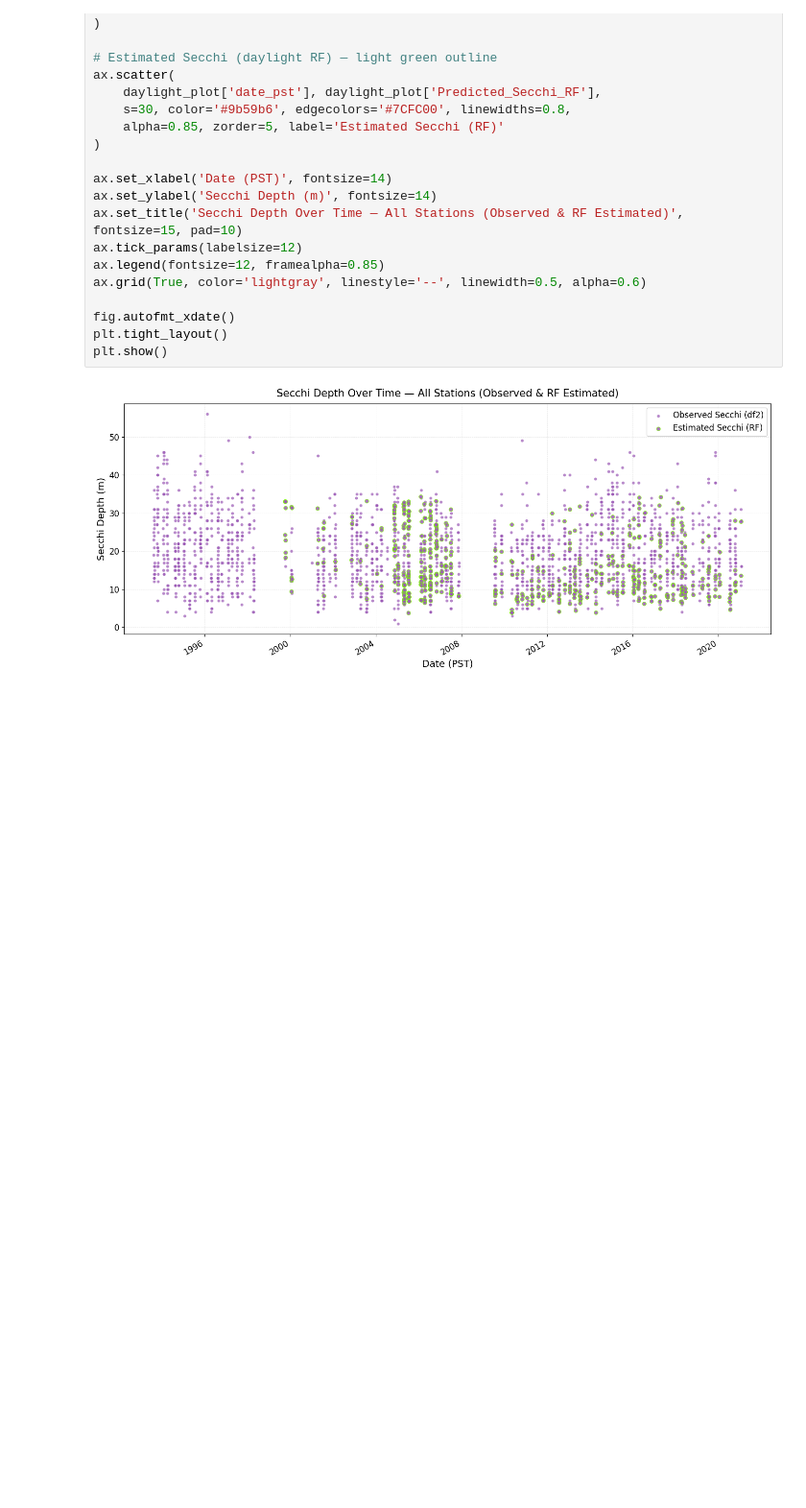
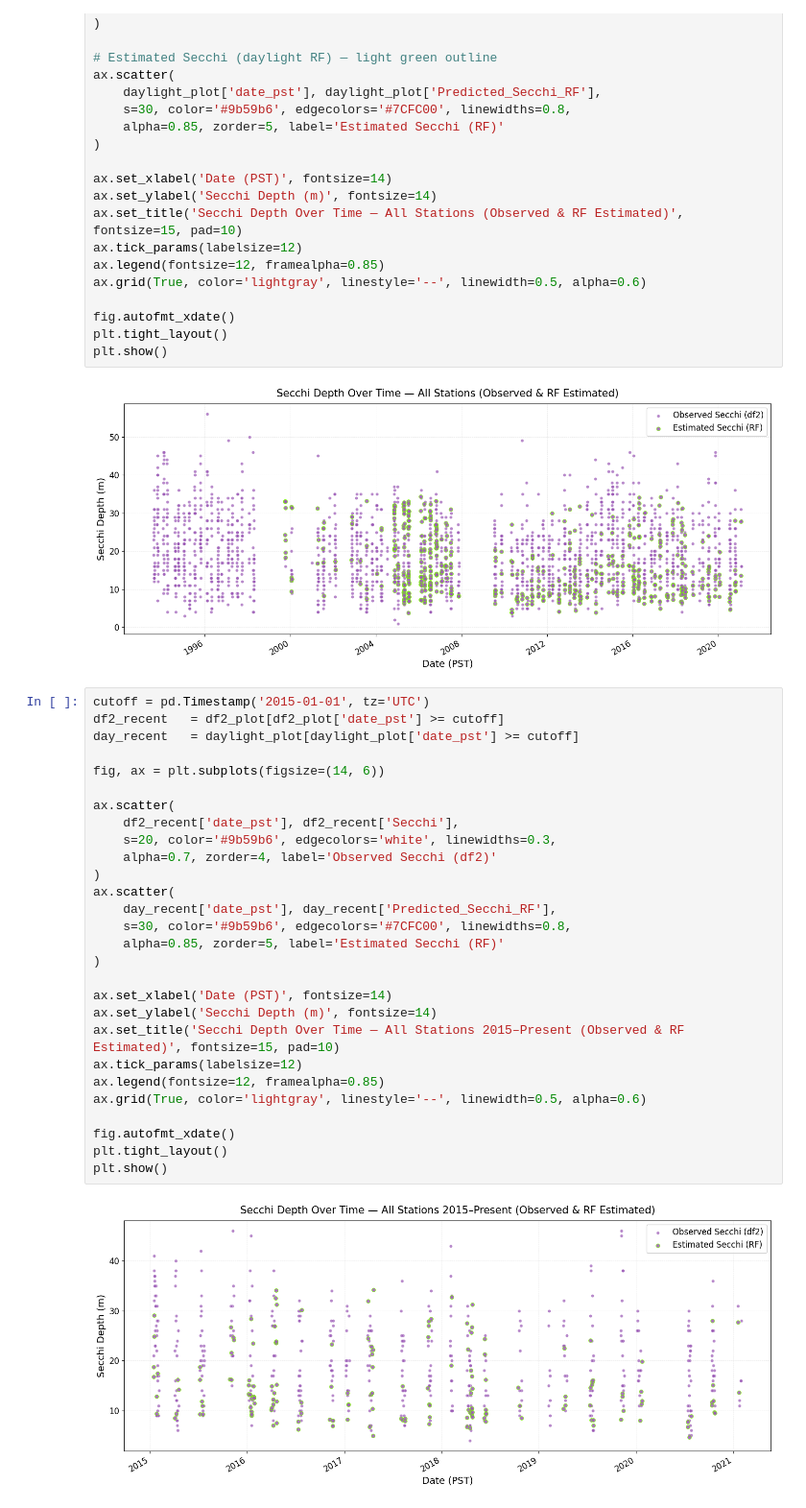
Before and after one commit to LucasC212/Scripps-Light-Attenuation-Capstone-Project, a Jupyter notebook: scripts/daylight_visualization.ipynb, the cells around one changed output. Shown at 96% size. Drawn from its saved outputs; the diff is of its cells as text; blank space fills up the shorter version.

```diff
--- a/scripts/daylight_visualization.ipynb
+++ b/scripts/daylight_visualization.ipynb
@@ -279,3 +274,33 @@ plt.tight_layout()
 plt.show()
 # %% [output]
 [figure]
+# %%
+cutoff = pd.Timestamp('2015-01-01', tz='UTC')
+df2_recent   = df2_plot[df2_plot['date_pst'] >= cutoff]
+day_recent   = daylight_plot[daylight_plot['date_pst'] >= cutoff]
+
+fig, ax = plt.subplots(figsize=(14, 6))
+
+ax.scatter(
+    df2_recent['date_pst'], df2_recent['Secchi'],
+    s=20, color='#9b59b6', edgecolors='white', linewidths=0.3,
+    alpha=0.7, zorder=4, label='Observed Secchi (df2)'
+)
+ax.scatter(
+    day_recent['date_pst'], day_recent['Predicted_Secchi_RF'],
+    s=30, color='#9b59b6', edgecolors='#7CFC00', linewidths=0.8,
+    alpha=0.85, zorder=5, label='Estimated Secchi (RF)'
+)
+
+ax.set_xlabel('Date (PST)', fontsize=14)
+ax.set_ylabel('Secchi Depth (m)', fontsize=14)
+ax.set_title('Secchi Depth Over Time — All Stations 2015–Present (Observed & RF Estimated)', fontsize=15, pad=10)
+ax.tick_params(labelsize=12)
+ax.legend(fontsize=12, framealpha=0.85)
+ax.grid(True, color='lightgray', linestyle='--', linewidth=0.5, alpha=0.6)
+
+fig.autofmt_xdate()
+plt.tight_layout()
+plt.show()
+# %% [output]
+[figure, added]
```
Also changed, not shown: parts of 4 cells of this notebook, 6 other files.
